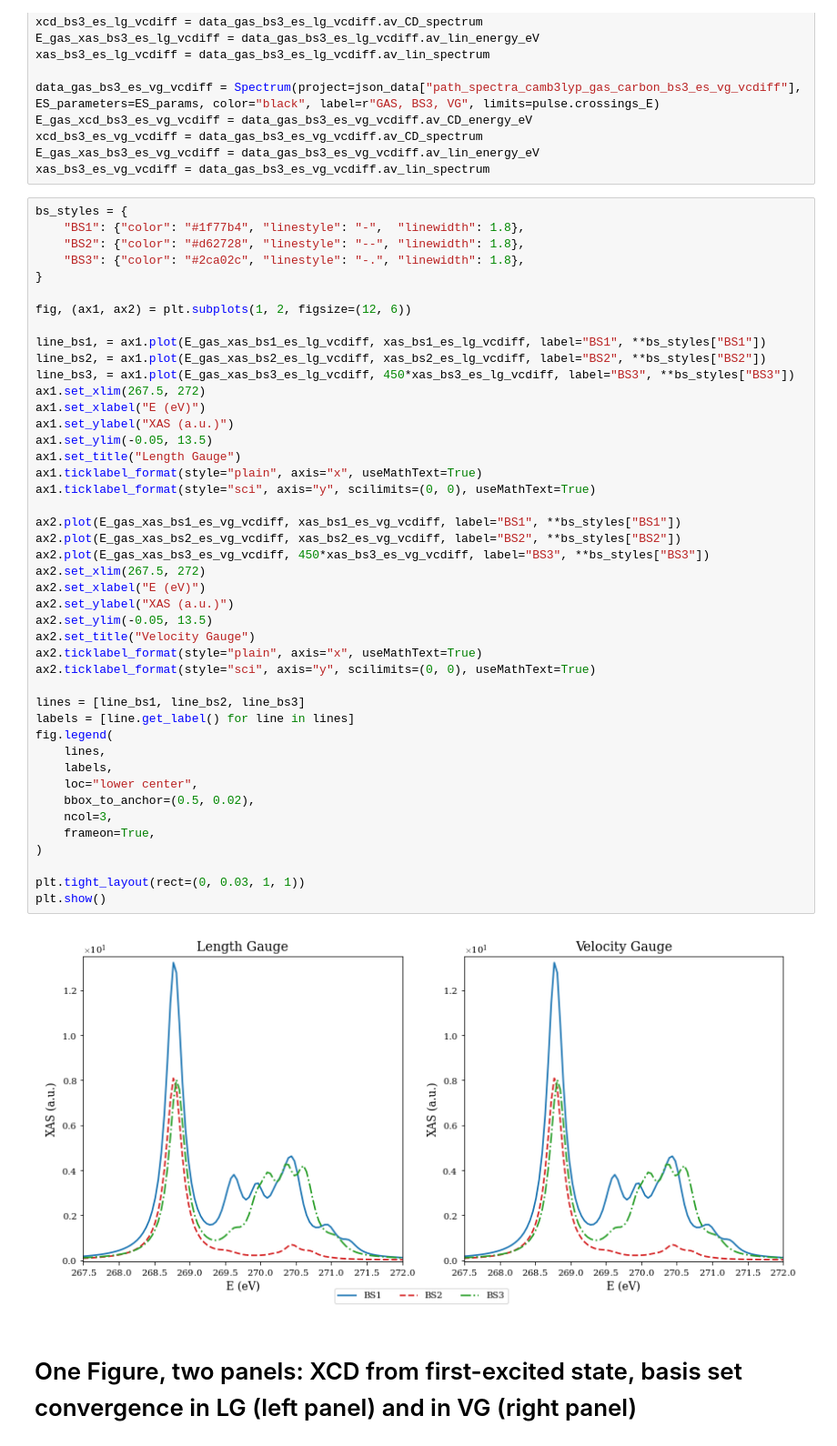
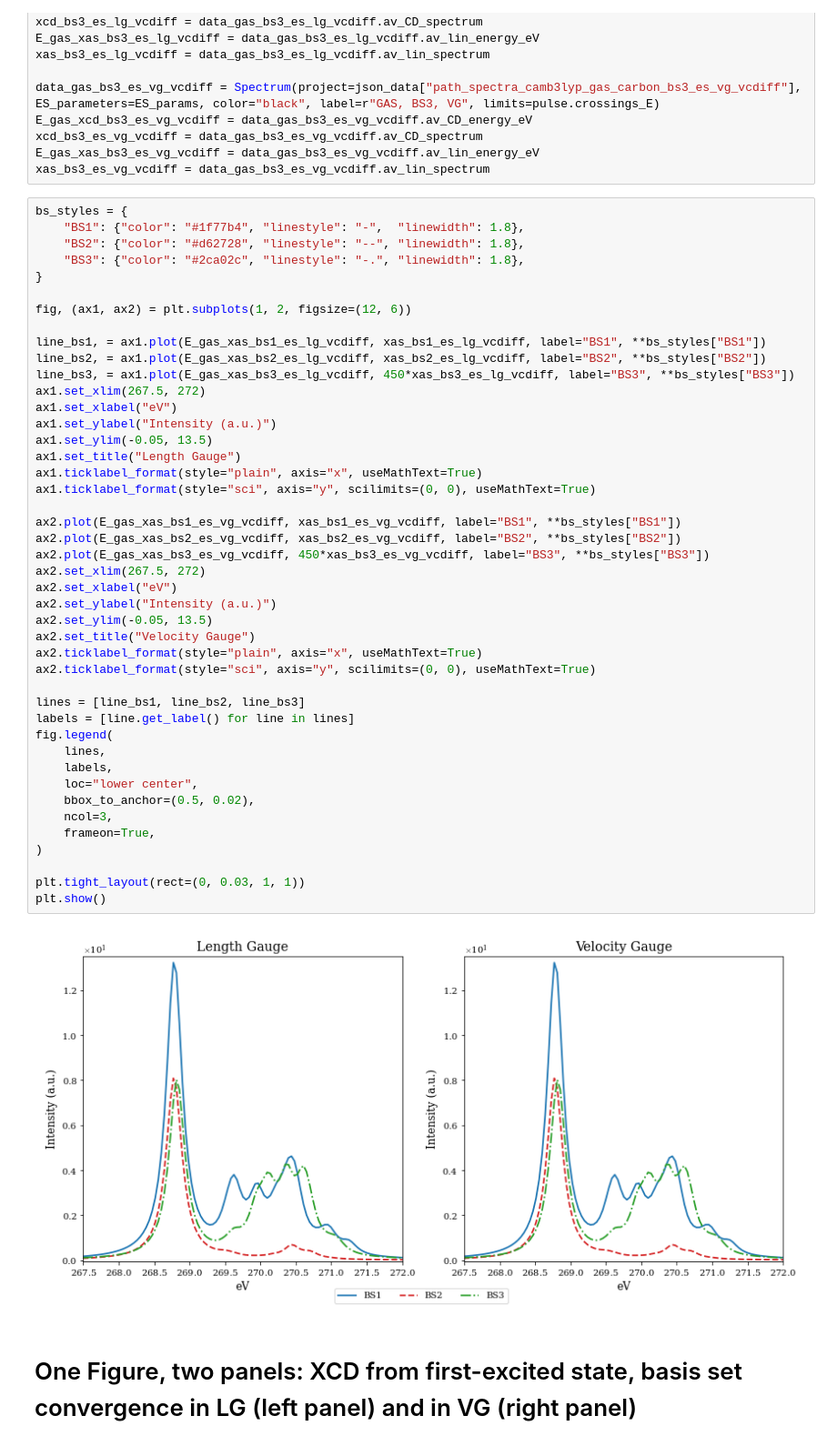
Before and after one commit to Spoksonat/article-xas-xncd, a Jupyter notebook: notebooks/plots.ipynb, the cells around one changed output. Shown at 91% size. Cells and saved outputs as stored; diff of their text form.

```diff
--- a/notebooks/plots.ipynb
+++ b/notebooks/plots.ipynb
@@ -816,39 +816,39 @@ line_bs1, = ax1.plot(E_gas_xas_bs1_es_lg_vcdiff, xas_bs1_es_lg_vcdiff, label="BS
 line_bs2, = ax1.plot(E_gas_xas_bs2_es_lg_vcdiff, xas_bs2_es_lg_vcdiff, label="BS2", **bs_styles["BS2"])
 line_bs3, = ax1.plot(E_gas_xas_bs3_es_lg_vcdiff, 450*xas_bs3_es_lg_vcdiff, label="BS3", **bs_styles["BS3"])
 ax1.set_xlim(267.5, 272)
-ax1.set_xlabel("E (eV)")
-ax1.set_ylabel("XAS (a.u.)")
+ax1.set_xlabel("eV")
+ax1.set_ylabel("Intensity (a.u.)")
 ax1.set_ylim(-0.05, 13.5)
 ax1.set_title("Length Gauge")
 ax1.ticklabel_format(style="plain", axis="x", useMathText=True)
 ax1.ticklabel_format(style="sci", axis="y", scilimits=(0, 0), useMathText=True)
 
 ax2.plot(E_gas_xas_bs1_es_vg_vcdiff, xas_bs1_es_vg_vcdiff, label="BS1", **bs_styles["BS1"])
 ax2.plot(E_gas_xas_bs2_es_vg_vcdiff, xas_bs2_es_vg_vcdiff, label="BS2", **bs_styles["BS2"])
 ax2.plot(E_gas_xas_bs3_es_vg_vcdiff, 450*xas_bs3_es_vg_vcdiff, label="BS3", **bs_styles["BS3"])
 ax2.set_xlim(267.5, 272)
-ax2.set_xlabel("E (eV)")
-ax2.set_ylabel("XAS (a.u.)")
+ax2.set_xlabel("eV")
+ax2.set_ylabel("Intensity (a.u.)")
 ax2.set_ylim(-0.05, 13.5)
 ax2.set_title("Velocity Gauge")
 ax2.ticklabel_format(style="plain", axis="x", useMathText=True)
 ax2.ticklabel_format(style="sci", axis="y", scilimits=(0, 0), useMathText=True)
 
 lines = [line_bs1, line_bs2, line_bs3]
 labels = [line.get_label() for line in lines]
 fig.legend(
     lines,
     labels,
     loc="lower center",
     bbox_to_anchor=(0.5, 0.02),
     ncol=3,
     frameon=True,
 )
 
 plt.tight_layout(rect=(0, 0.03, 1, 1))
 plt.show()
 # %% [output]
-[figure, old version]
+[figure, new version]
 # %% [markdown]
 # One Figure, two panels: XCD from first-excited state, basis set convergence in LG (left panel) and in VG (right panel)
 # %%
```
Also changed, not shown: parts of 12 cells of this notebook.
